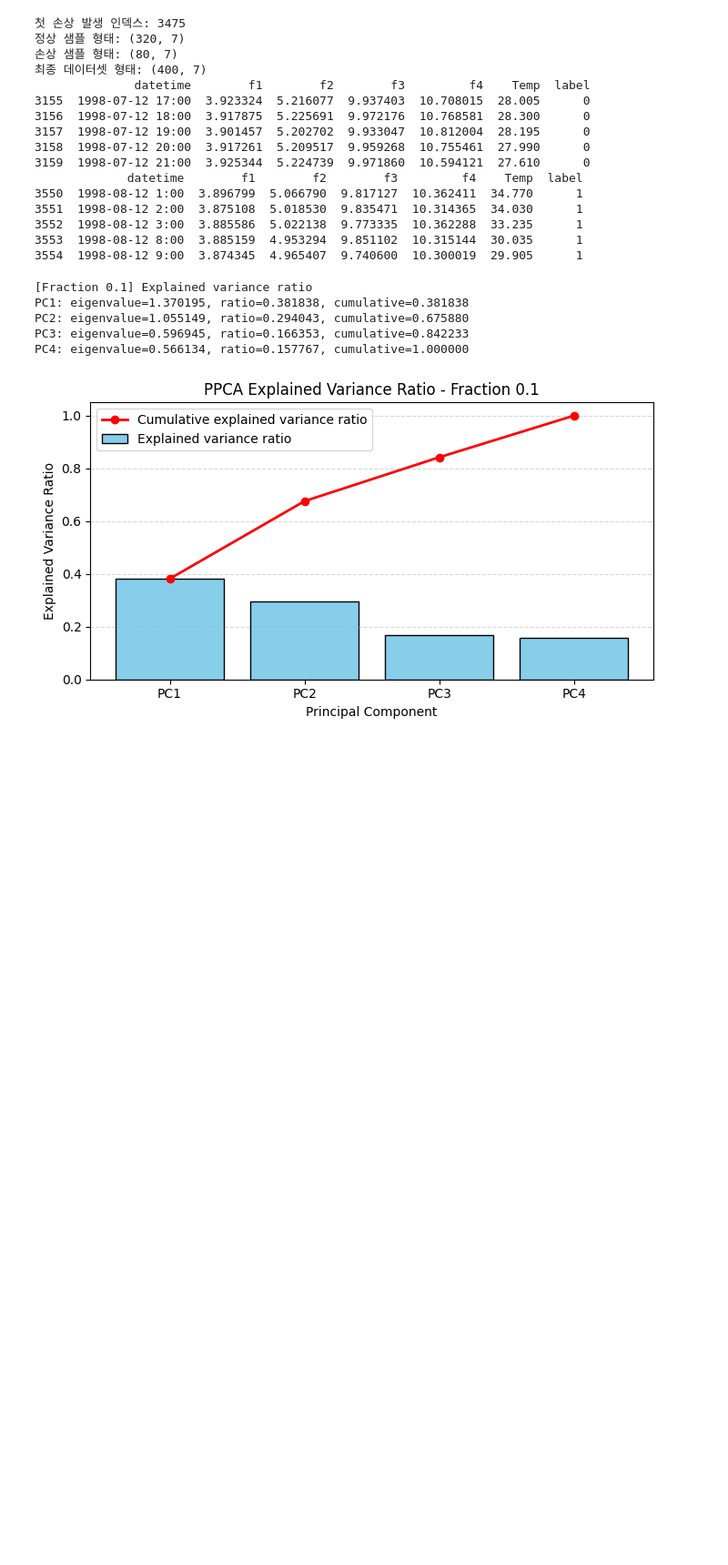
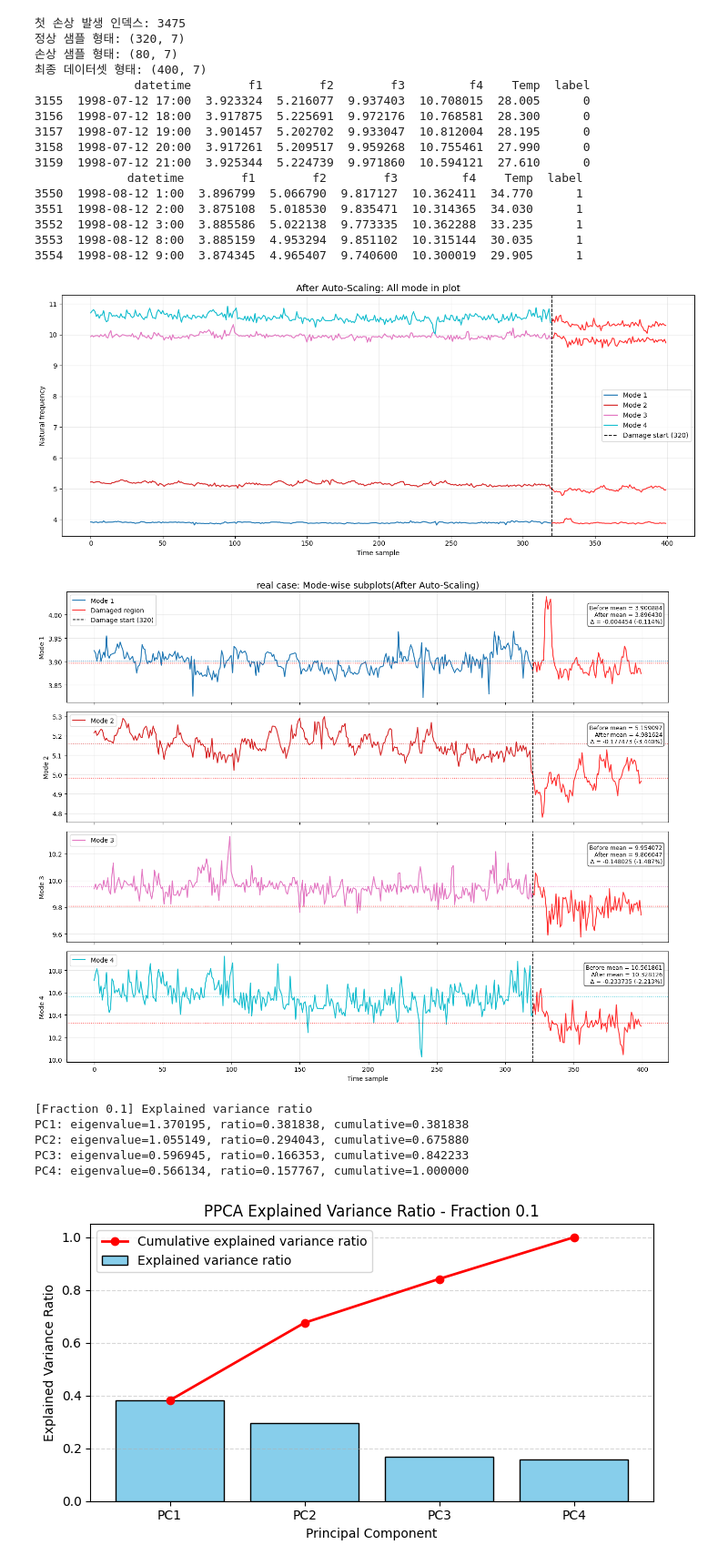
Before and after one commit to jaeseoky6229/PCA-based-Anomaly-Detection, a Jupyter notebook: Structure_Numerical_Data/main_z24.ipynb, the cells around one changed output. Shown at 91% size. Saved outputs shown, nothing was run; the diff lists cells and outputs as text; code cells hidden in the pictures; blank space fills up the shorter version.

Commit message:
3.23 10:00
add z24 visualization

```diff
--- a/Structure_Numerical_Data/main_z24.ipynb
+++ b/Structure_Numerical_Data/main_z24.ipynb
@@ -53,3 +184,20 @@ def missing_pattern(X, method="MCAR", fraction=0.2, random_state=42):
+# %%
+from ppca import ppca_em, ppca_reconstruct_matrix, ppca_reconstruct_optimal
+from random_nans import random_nans
+from inject_random_missing_two_modes import inject_random_missing_two_modes
+from select_retained_nPC import select_retained_nPC
+import seaborn as sns
+import matplotlib.pyplot as plt
+
+freq_cols = ['f1', 'f2', 'f3', 'f4']
+z24_freq = final_dataset[freq_cols].values
+
+z24_freq = pd.DataFrame(z24_freq, columns=freq_cols)
+
+plot_combined_and_subplots(z24_freq, "real case", damage_start=320)
+# %% [output]
+[figure, added]
+[figure, added]
 # %%
 from ppca import ppca_em, ppca_reconstruct_matrix, ppca_reconstruct_optimal
 from random_nans import random_nans
```
Also changed, not shown: parts of 1 cell of this notebook.
